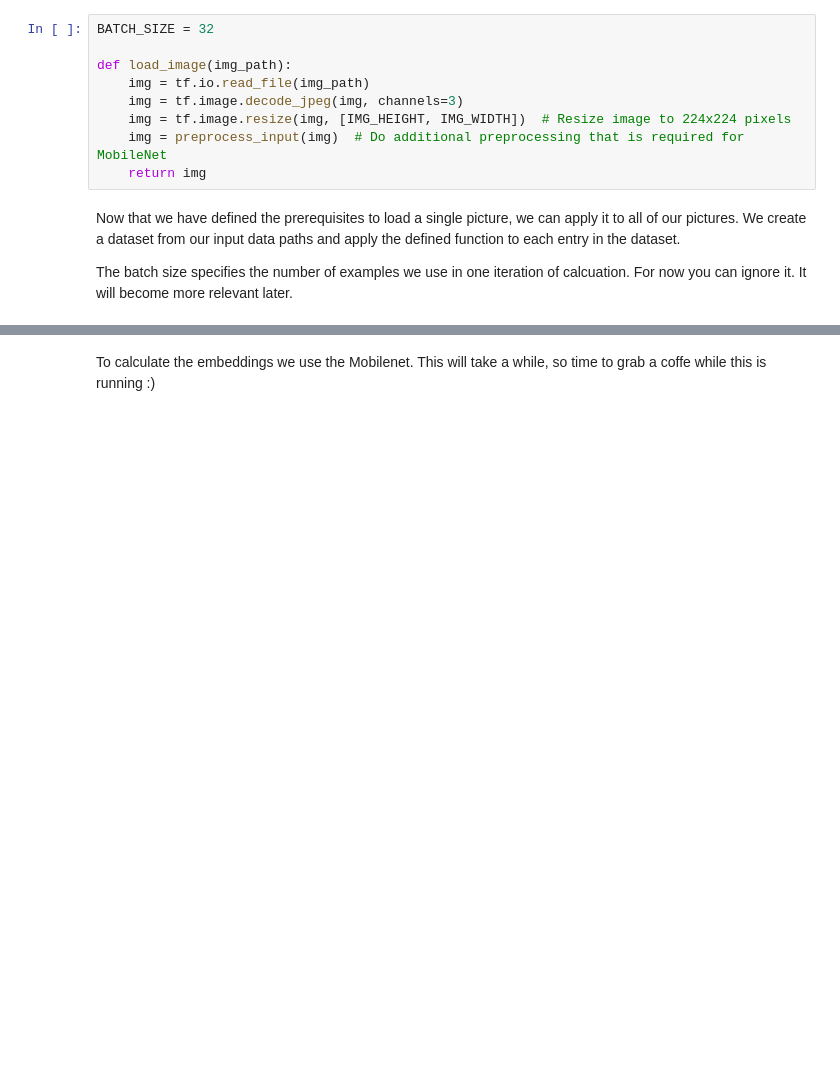
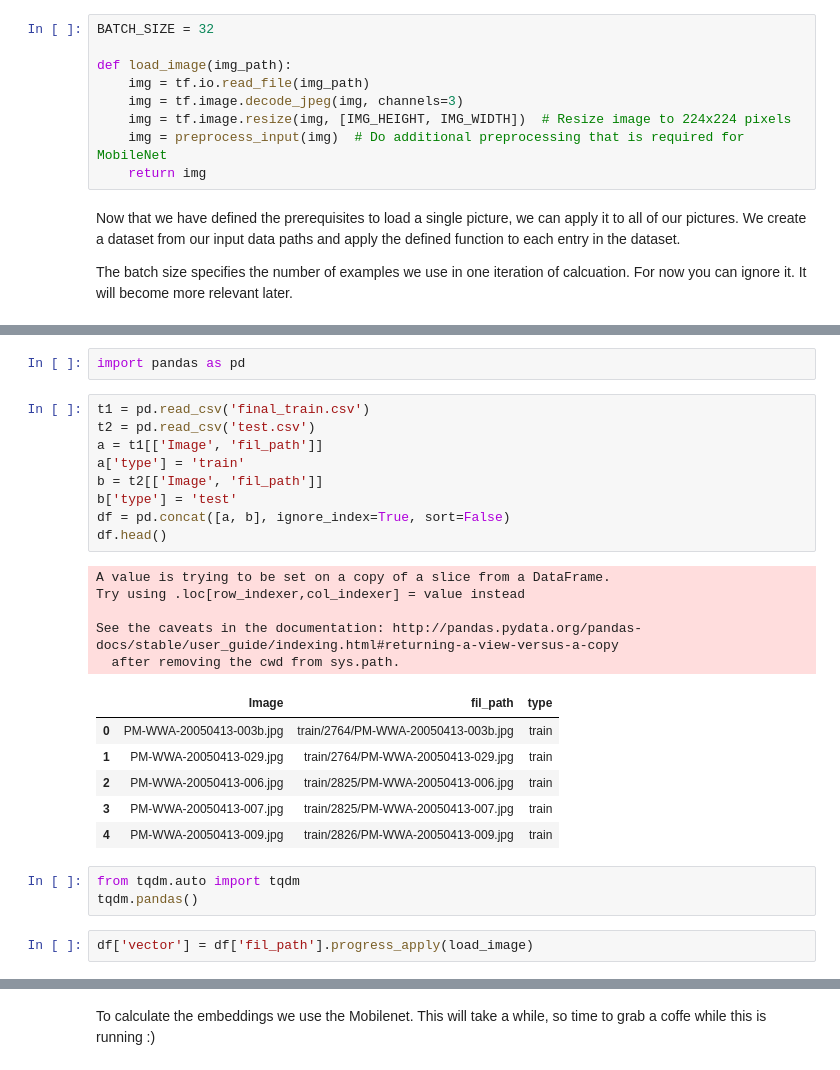
Before and after one commit to akuma527/IProjects, a Jupyter notebook: I&D_Whale/notebooks_Tutorial2_A_First_Model.ipynb, the cells around one changed output, grey strips where cells are left out. Cells and saved outputs as stored; diff of their text form; blank space fills up the shorter version.

```diff
--- a/I&D_Whale/notebooks_Tutorial2_A_First_Model.ipynb
+++ b/I&D_Whale/notebooks_Tutorial2_A_First_Model.ipynb
@@ -263,0 +525,28 @@ The batch size specifies the number of examples we use in one iteration of calcu
+# %%
+import pandas as pd
+# %%
+t1 = pd.read_csv('final_train.csv')
+t2 = pd.read_csv('test.csv')
+a = t1[['Image', 'fil_path']]
+a['type'] = 'train'
+b = t2[['Image', 'fil_path']]
+b['type'] = 'test'
+df = pd.concat([a, b], ignore_index=True, sort=False)
+df.head()
+# %% [output]
+A value is trying to be set on a copy of a slice from a DataFrame.
+Try using .loc[row_indexer,col_indexer] = value instead
+
+See the caveats in the documentation: http://pandas.pydata.org/pandas-docs/stable/user_guide/indexing.html#returning-a-view-versus-a-copy
+  after removing the cwd from sys.path.
+|  | Image | fil_path | type |
+| 0 | PM-WWA-20050413-003b.jpg | train/2764/PM-WWA-20050413-003b.jpg | train |
+| 1 | PM-WWA-20050413-029.jpg | train/2764/PM-WWA-20050413-029.jpg | train |
+| 2 | PM-WWA-20050413-006.jpg | train/2825/PM-WWA-20050413-006.jpg | train |
+| 3 | PM-WWA-20050413-007.jpg | train/2825/PM-WWA-20050413-007.jpg | train |
+| 4 | PM-WWA-20050413-009.jpg | train/2826/PM-WWA-20050413-009.jpg | train |
+# %%
+from tqdm.auto import tqdm
+tqdm.pandas()
+# %%
+df['vector'] = df['fil_path'].progress_apply(load_image)
```
Also changed, not shown: parts of 14 cells of this notebook.
